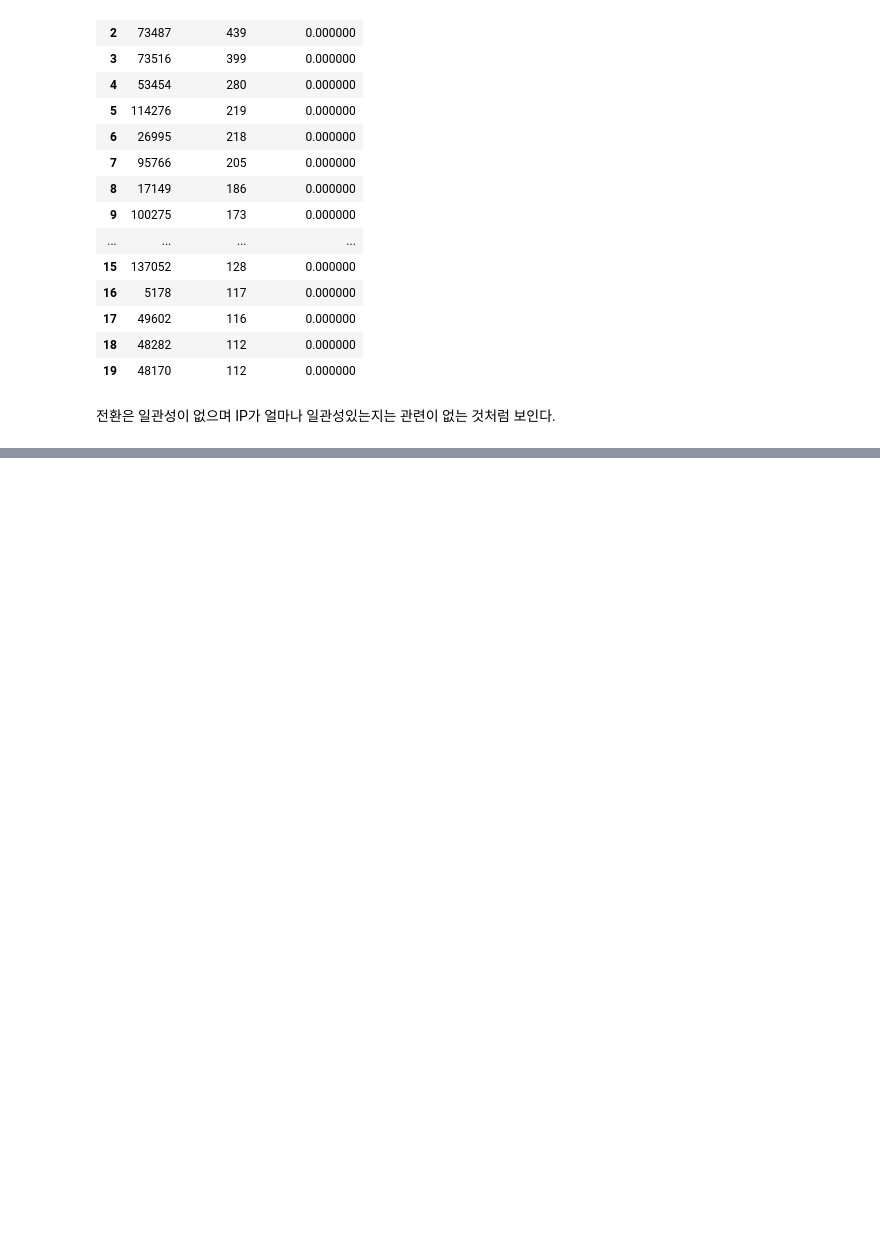
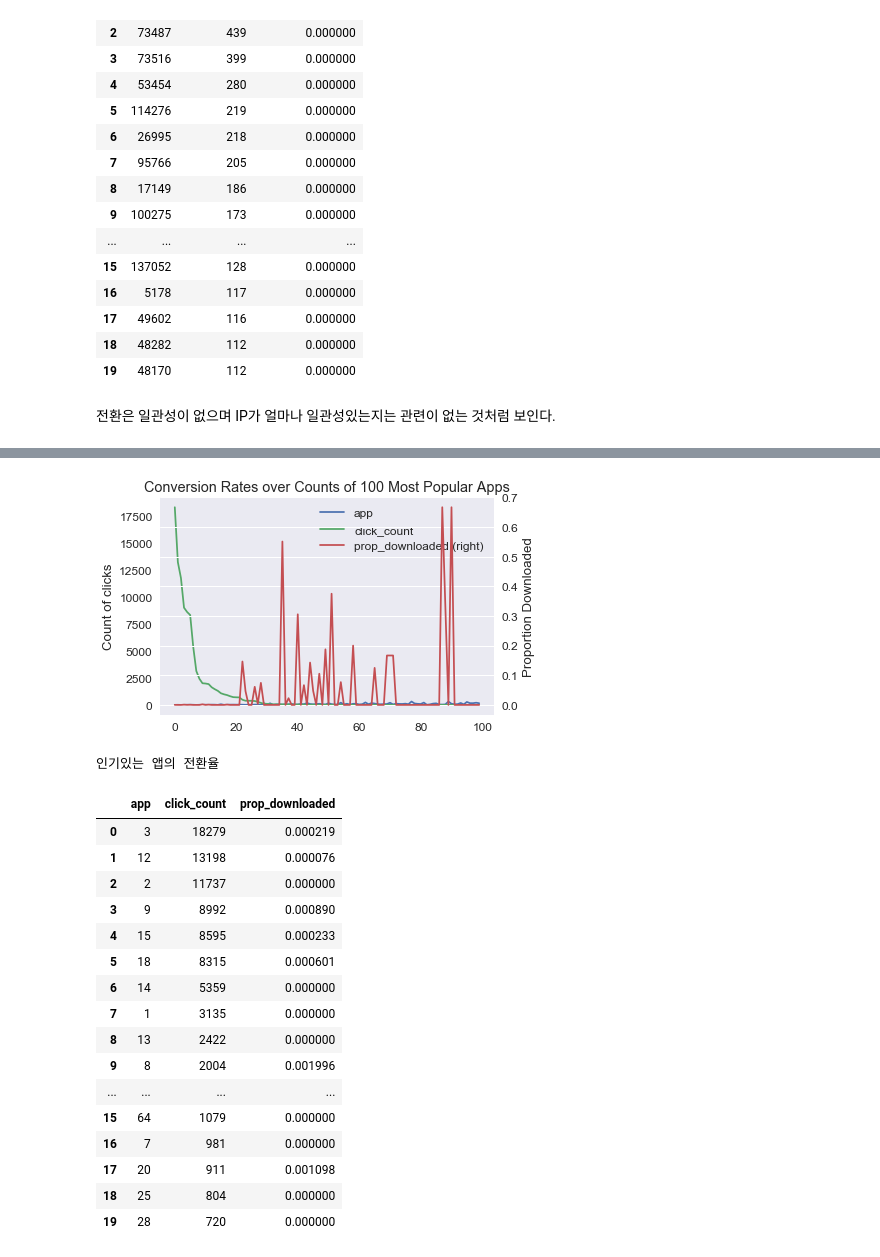
Before and after one commit to corazzon/KaggleStruggle, a Jupyter notebook: talkingdata-adtracking-fraud-detection/ad_fraud_detection_eda.ipynb, the cells around one changed output, grey strips where cells are left out. Saved outputs shown, nothing was run; the diff lists cells and outputs as text; code cells hidden in the pictures; blank space fills up the shorter version.

Commit message:
Conversions by App

```diff
--- a/talkingdata-adtracking-fraud-detection/ad_fraud_detection_eda.ipynb
+++ b/talkingdata-adtracking-fraud-detection/ad_fraud_detection_eda.ipynb
@@ -343,0 +346,8 @@ merge[:20]
+# %%
+# 인기있는 100개의 앱에 대한 클릭 수
+proportion = sample[['app', 'is_attributed']] \
+            .groupby('app', as_index=False) \
+            .mean() \
+            .sort_values('is_attributed', ascending=False)
+print(proportion.shape)
+proportion[:10]
@@ -343,0 +367,7 @@ merge[:20]
+# %%
+counts = sample[['app', 'is_attributed']] \
+        .groupby('app', as_index=False) \
+        .count() \
+        .sort_values('is_attributed', ascending=False)
+print(counts.shape)
+counts[:10]
@@ -343,0 +387,32 @@ merge[:20]
+# %%
+merge = counts.merge(proportion, on='app', how='left')
+merge.columns = ['app', 'click_count', 'prop_downloaded']
+# %%
+ax = merge[:100].plot(secondary_y='prop_downloaded')
+plt.title('Conversion Rates over Counts of 100 Most Popular Apps')
+ax.set(ylabel='Count of clicks')
+plt.ylabel('Proportion Downloaded')
+plt.show()
+
+print('인기있는 앱의 전환율')
+merge[:20]
+# %% [output]
+[figure, added]
+인기있는 앱의 전환율
+|  | app | click_count | prop_downloaded |
+| 0 | 3 | 18279 | 0.000219 |
+| 1 | 12 | 13198 | 0.000076 |
+| 2 | 2 | 11737 | 0.000000 |
+| 3 | 9 | 8992 | 0.000890 |
+| 4 | 15 | 8595 | 0.000233 |
+| 5 | 18 | 8315 | 0.000601 |
+| 6 | 14 | 5359 | 0.000000 |
+| 7 | 1 | 3135 | 0.000000 |
+| 8 | 13 | 2422 | 0.000000 |
+| 9 | 8 | 2004 | 0.001996 |
+| ... | ... | ... | ... |
+| 15 | 64 | 1079 | 0.000000 |
+| 16 | 7 | 981 | 0.000000 |
+| 17 | 20 | 911 | 0.001098 |
+| 18 | 25 | 804 | 0.000000 |
+| 19 | 28 | 720 | 0.000000 |
```
Also changed, not shown: parts of 4 cells of this notebook.
